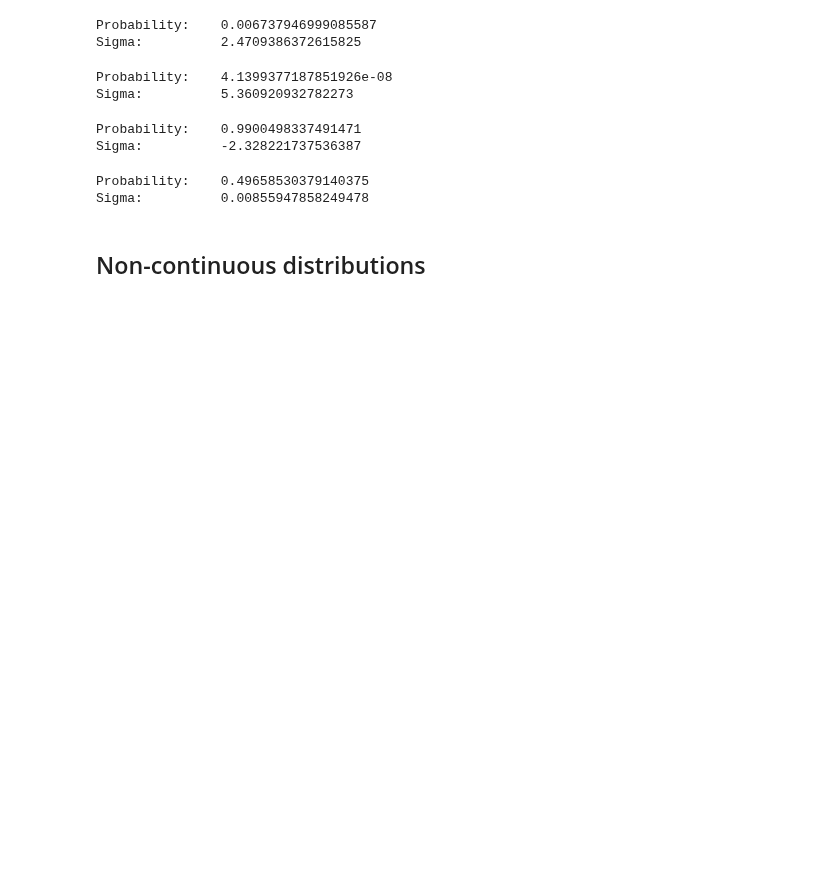
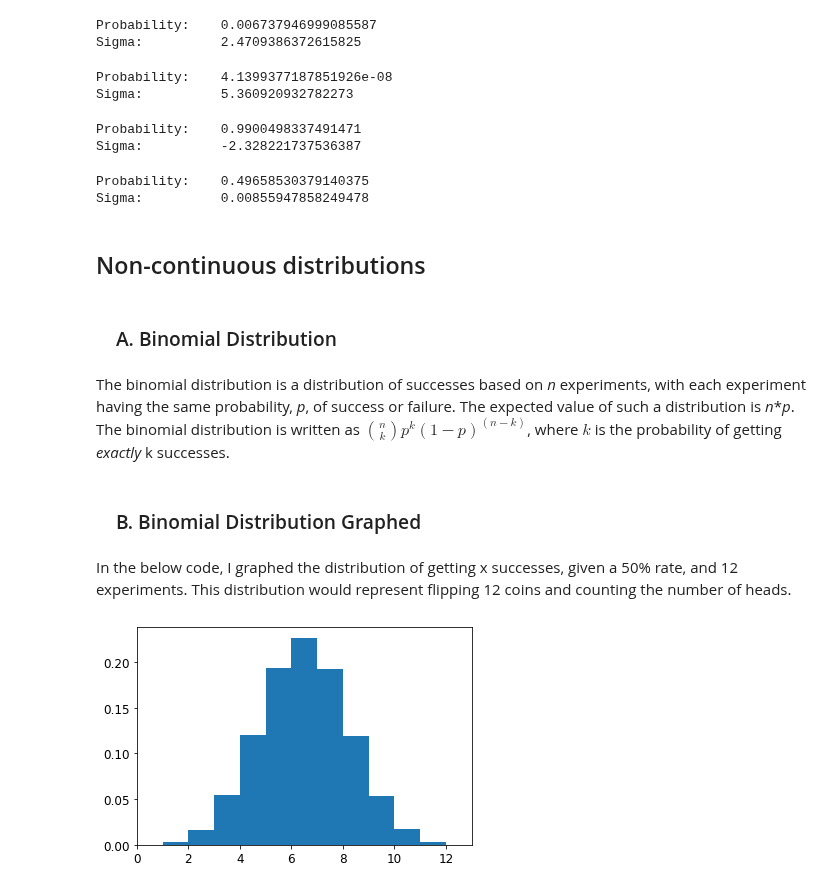
Before and after one commit to WyattOtsuka/PHYS434, a Jupyter notebook: lab1.ipynb, the cells around one changed output. Drawn from its saved outputs; the diff is of its cells as text; code cells hidden in the pictures; blank space fills up the shorter version.

Commit message:
Finished Binomial q's

```diff
--- a/lab1.ipynb
+++ b/lab1.ipynb
@@ -182,3 +184,22 @@ Probability:    0.49658530379140375
 Sigma:          0.00855947858249478
 # %% [markdown]
 ## Non-continuous distributions
+# %% [markdown]
+### &nbsp;&nbsp;&nbsp; A. Binomial Distribution
+# %% [markdown]
+The binomial distribution is a distribution of successes based on *n* experiments, with each experiment having the same probability, *p*, of success or failure. The expected value of such a distribution is *n*\**p*. The binomial distribution is written as $\binom{n}{k} p^{k} (1-p)^{(n-k)}$, where $k$ is the probability of getting *exactly* k successes.
+# %% [markdown]
+### &nbsp;&nbsp;&nbsp; B. Binomial Distribution Graphed
+# %% [markdown]
+In the below code, I graphed the distribution of getting x successes, given a 50% rate, and 12 experiments. This distribution would represent flipping 12 coins and counting the number of heads.
+# %%
+d = scipy.stats.binom.rvs(12,0.5, size=100000)
+
+fig, ax = plt.subplots(1, 1)
+ax.hist(d, bins = 12, density=True)
+plt.tick_params(labelsize = 12)
+plt.xlim([0,13])
+
+plt.show()
+# %% [output]
+[figure, added]
```
Also changed, not shown: parts of 13 cells of this notebook.
